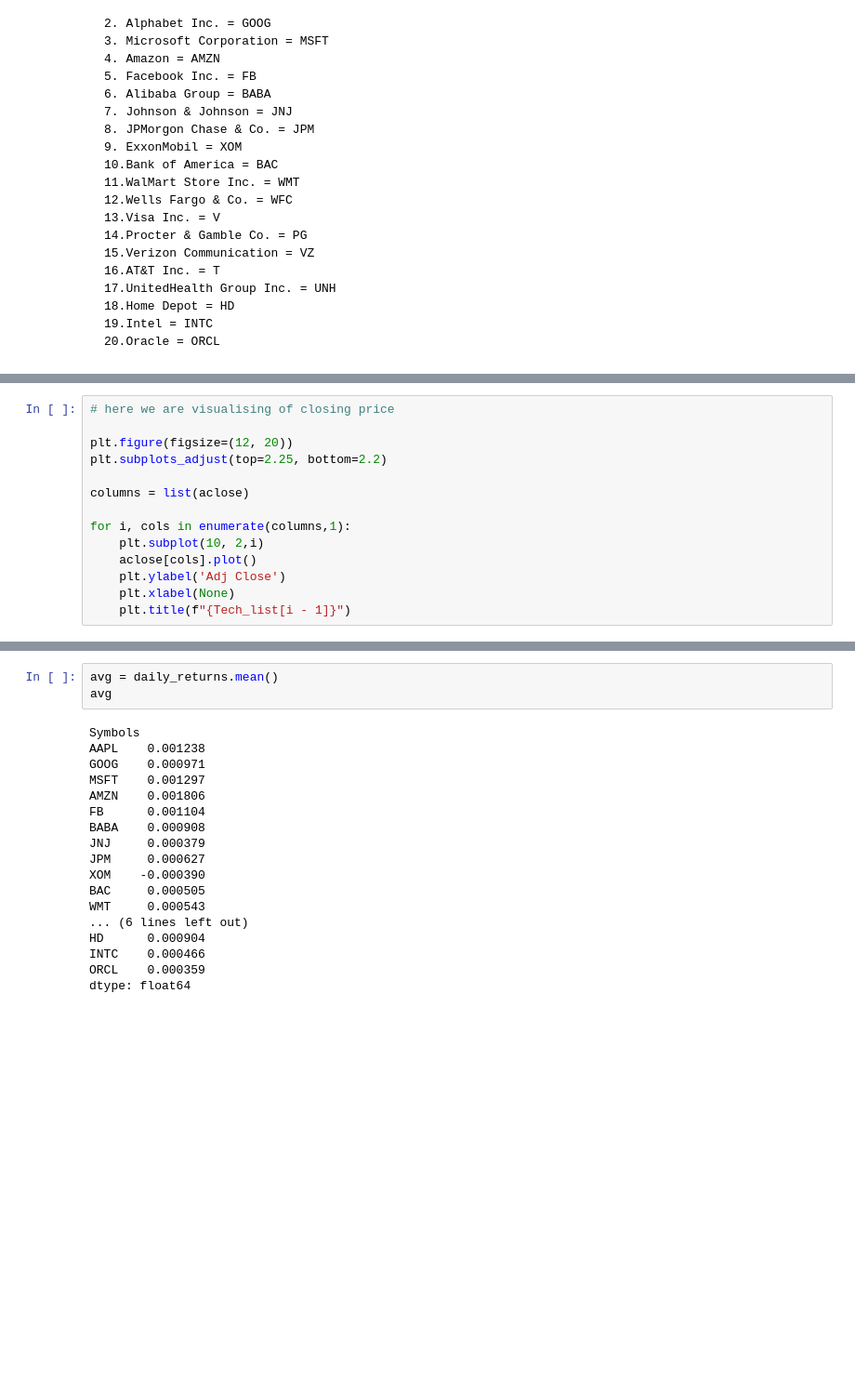
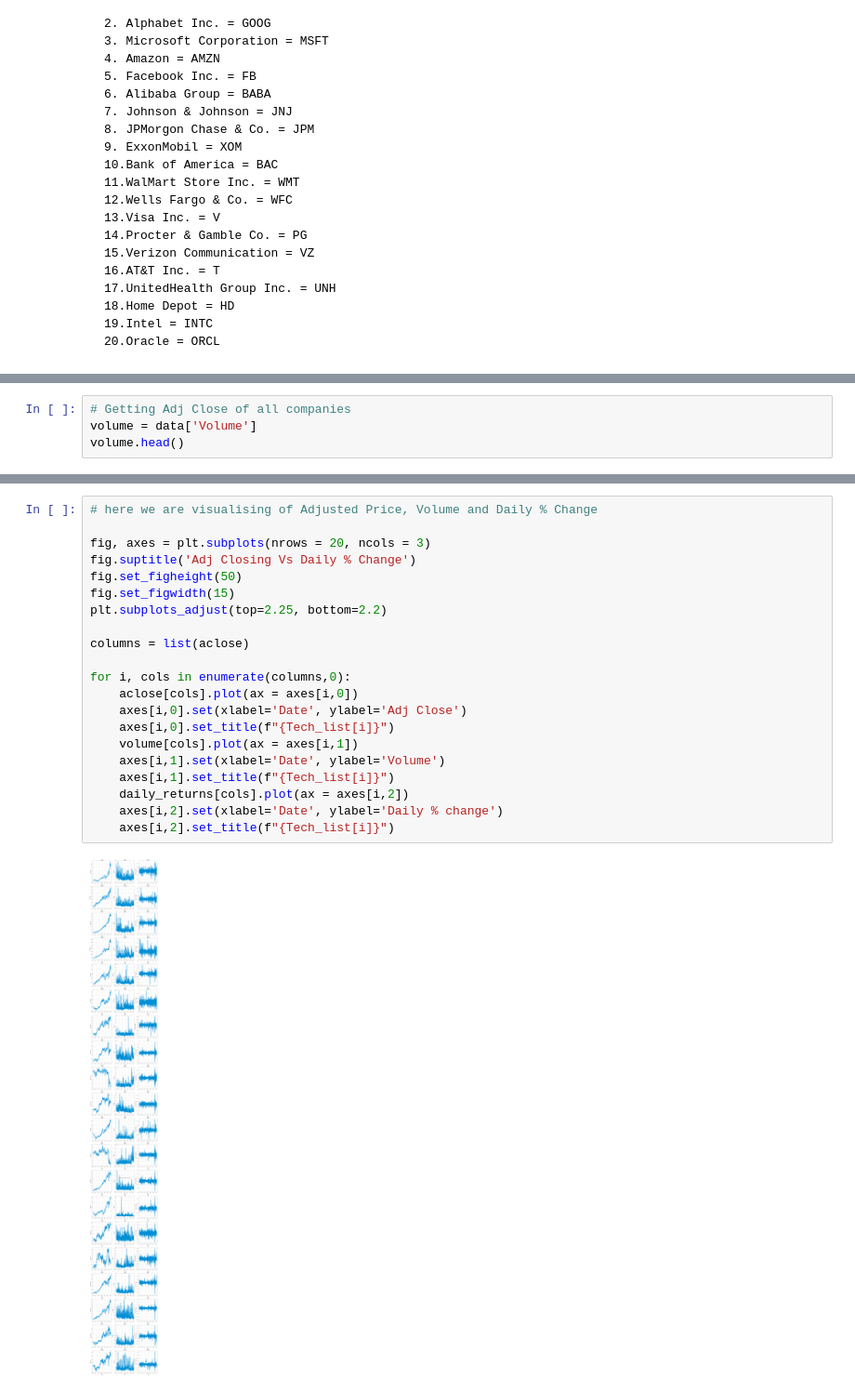
Before and after one commit to RITISHKARKIUNH/stockanalysis, a Jupyter notebook: Stock_Analysis.ipynb, the cells around one changed output, grey strips where cells are left out. Shown at 93% size. Cells and saved outputs as stored; diff of their text form; blank space fills up the shorter version.

```diff
--- a/Stock_Analysis.ipynb
+++ b/Stock_Analysis.ipynb
@@ -148,14 +115,0 @@ aclose.describe()
-# %%
-# here we are visualising of closing price
-
-plt.figure(figsize=(12, 20))
-plt.subplots_adjust(top=2.25, bottom=2.2)
-
-columns = list(aclose)
-
-for i, cols in enumerate(columns,1):
-    plt.subplot(10, 2,i)
-    aclose[cols].plot()
-    plt.ylabel('Adj Close')
-    plt.xlabel(None)
-    plt.title(f"{Tech_list[i - 1]}")
@@ -163,0 +116,4 @@ for i, cols in enumerate(columns,1):
+# %%
+# Getting Adj Close of all companies
+volume = data['Volume']
+volume.head()
@@ -176,22 +142,24 @@ daily_returns.tail()
-# %%
-avg = daily_returns.mean()
-avg
-# %% [output]
-Symbols
-AAPL    0.001238
-GOOG    0.000971
-MSFT    0.001297
-AMZN    0.001806
-FB      0.001104
-BABA    0.000908
-JNJ     0.000379
-JPM     0.000627
-XOM    -0.000390
-BAC     0.000505
-WMT     0.000543
-... (6 lines left out)
-HD      0.000904
-INTC    0.000466
-ORCL    0.000359
-dtype: float64
+# %%
+# here we are visualising of Adjusted Price, Volume and Daily % Change
+
+fig, axes = plt.subplots(nrows = 20, ncols = 3)
+fig.suptitle('Adj Closing Vs Daily % Change')
+fig.set_figheight(50)
+fig.set_figwidth(15)
+plt.subplots_adjust(top=2.25, bottom=2.2)
+
+columns = list(aclose)
+
+for i, cols in enumerate(columns,0):
+    aclose[cols].plot(ax = axes[i,0])
+    axes[i,0].set(xlabel='Date', ylabel='Adj Close')
+    axes[i,0].set_title(f"{Tech_list[i]}")
+    volume[cols].plot(ax = axes[i,1])
+    axes[i,1].set(xlabel='Date', ylabel='Volume')
+    axes[i,1].set_title(f"{Tech_list[i]}")
+    daily_returns[cols].plot(ax = axes[i,2])
+    axes[i,2].set(xlabel='Date', ylabel='Daily % change')
+    axes[i,2].set_title(f"{Tech_list[i]}")
+# %% [output]
+[figure, added]
 # %%
```
Also changed, not shown: parts of 56 cells of this notebook.
